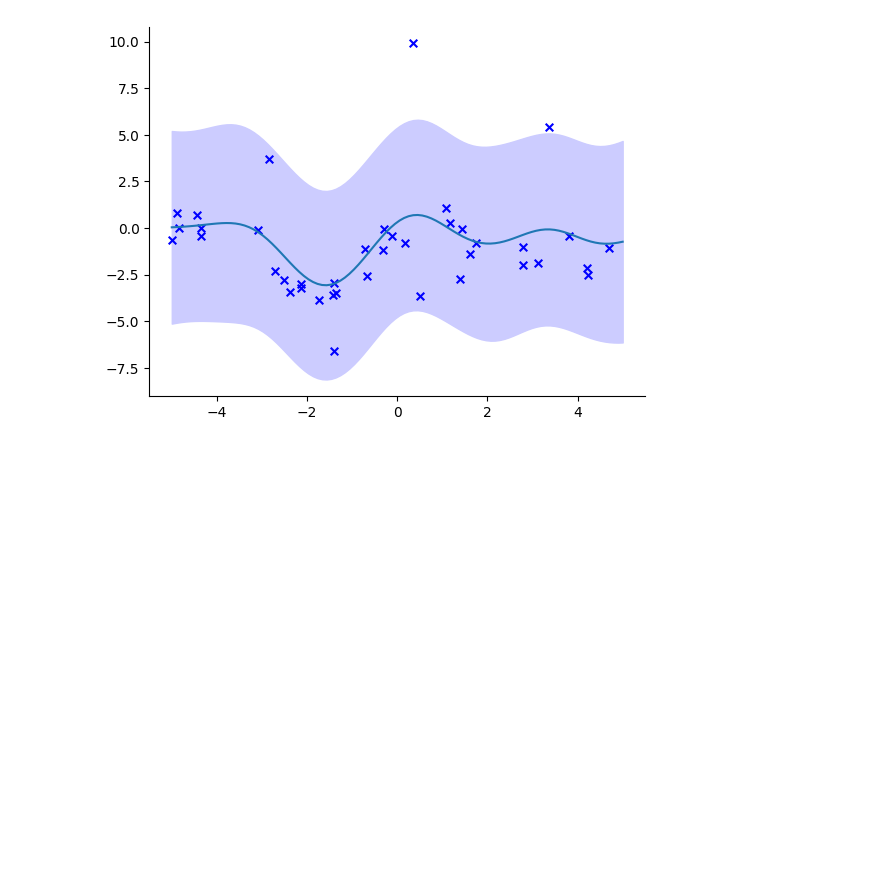
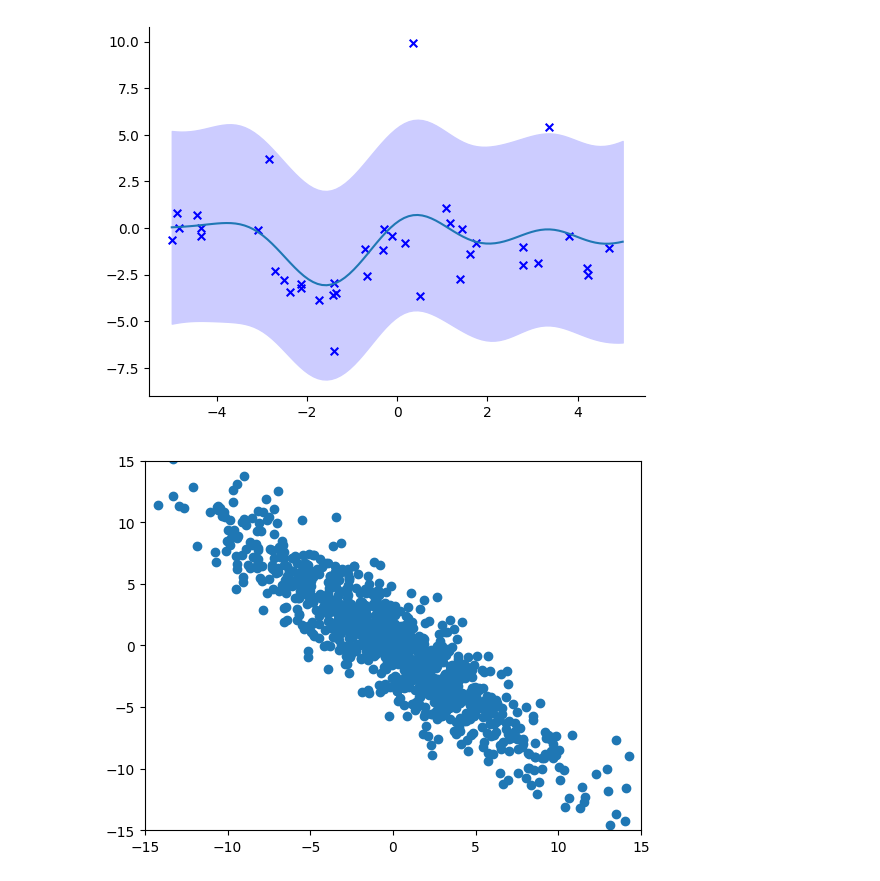
Before and after one commit to sy-eng/mosyamosya, a Jupyter notebook: gpbook/gpbook3.ipynb, the cells around one changed output. Drawn from its saved outputs; the diff is of its cells as text; code cells hidden in the pictures; blank space fills up the shorter version.

```diff
--- a/gpbook/gpbook3.ipynb
+++ b/gpbook/gpbook3.ipynb
@@ -876,3 +879,73 @@ params =
 [0.84413417 0.29572487 1.74978615]
 [2.32596304 1.3441003  5.75337217]
 [figure]
+# %%
+# Fig 3.31(b)
+
+import numpy as np
+import matplotlib.pyplot as plt
+
+# H
+hiddenNodeNum = 100
+sampleNum = 1000
+inputData = [-0.2, 0.4]
+
+sigmaW = 5
+sigmaV = 5
+sigmaB = 0.1
+#sigmaW2 = np.sqrt(5)
+#sigmaV2 = np.sqrt(5)
+#sigmaB2 = np.sqrt(0.1)
+
+xmin = -15.0
+xmax = 15.0
+ymin = -15.0
+ymax = 15.0
+
+inputData = np.array(inputData)
+
+# step.m
+# activation function
+def stepFunc(x):
+    data = (x>=0)
+    return 2*data.astype(np.int64) - 1
+
+def sigmoid(a):
+    return 1 / (1 + np.exp(-a))
+
+def nngp(hiddenNodeNum, inputData, sampleNum = 1000):
+    y = []
+
+    # To plot the data, len(inputData) must be 2
+    for i in range(len(inputData)):
+        y.append([])
+    #print(y)
+
+    for i in range(sampleNum):
+        # *5 is not necessary required
+        # W is the same for x1 and x2.
+        # here, x size is D = 1. x_n has N = 2 elements.
+        # y_i = sum(v_h * h(x_i)_h)
+        # h(x_i)_h = sigma(b_h + w_h * x_i)
+        W = np.random.randn(hiddenNodeNum) * sigmaW
+        V = np.random.randn(hiddenNodeNum) * sigmaV / np.sqrt(hiddenNodeNum)
+        B = np.random.randn(hiddenNodeNum) * sigmaB
+
+        for j in range(len(inputData)):
+            h = W * inputData[j] + B
+            y[j].append(stepFunc(h).dot(V))
+        #    y[j].append(sigmoid(h).dot(V))
+
+    return y
+
+def main ():
+    y = nngp(hiddenNodeNum, inputData, sampleNum)
+
+    plt.scatter(y[0], y[1])
+    plt.xlim((xmin, xmax))
+    plt.ylim((ymin, ymax))
+
+if __name__ == "__main__":
+    main ()
+# %% [output]
+[figure, added]
```
Also changed, not shown: parts of 3 cells of this notebook.
